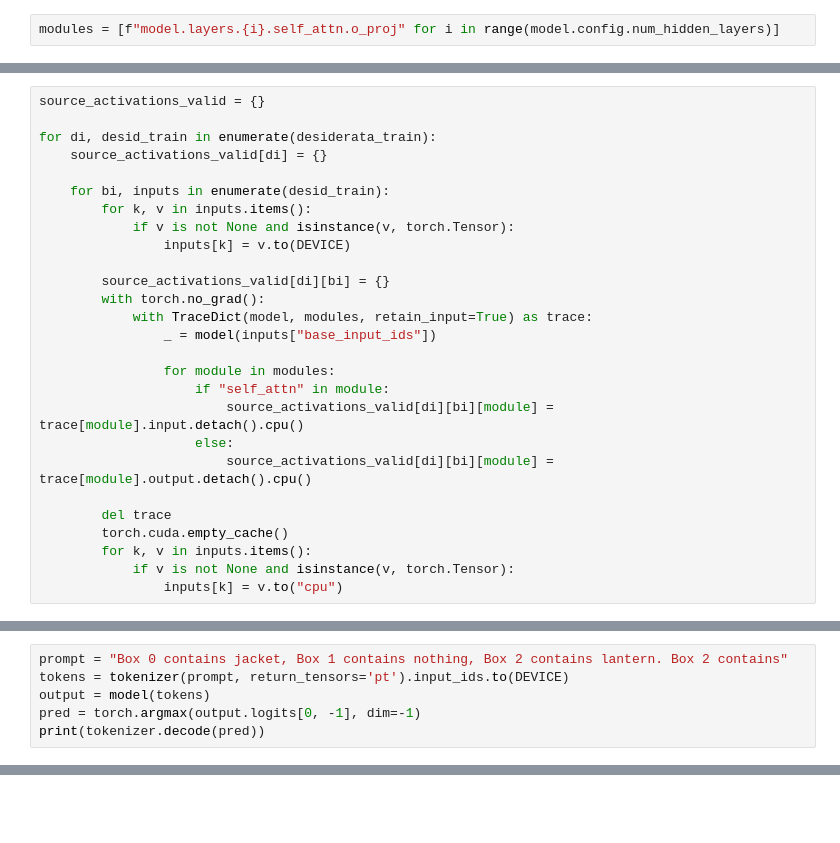
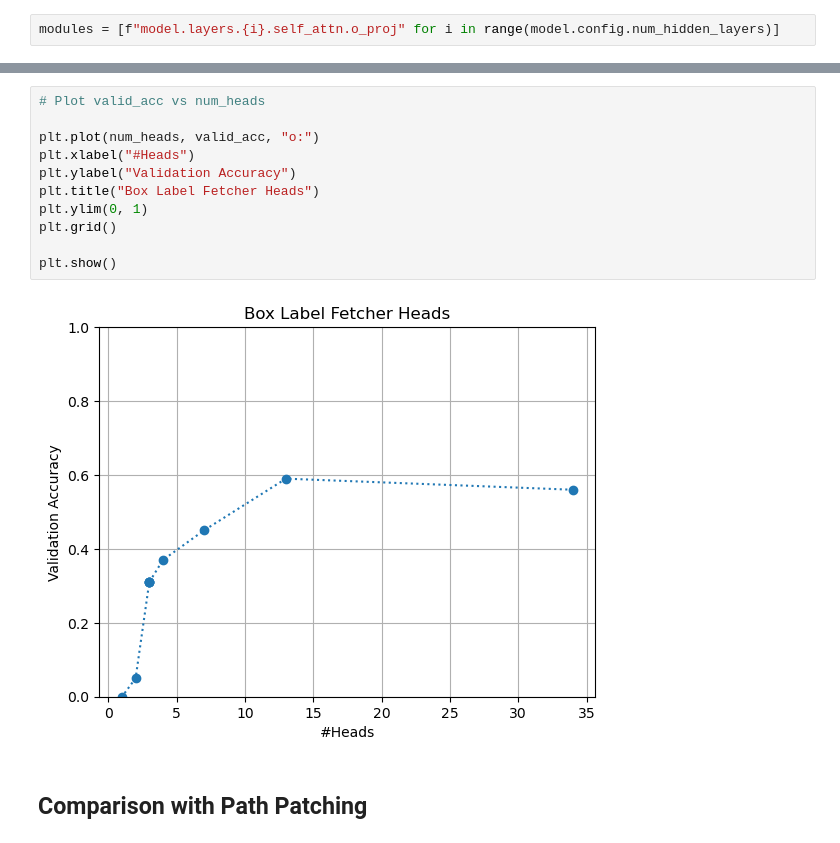
Before and after one commit to Nix07/finetuning, a Jupyter notebook: DCM.ipynb, the cells around one changed output, grey strips where cells are left out. Saved outputs shown, nothing was run; the diff lists cells and outputs as text; blank space fills up the shorter version.

```diff
--- a/DCM.ipynb
+++ b/DCM.ipynb
@@ -255,27 +415,0 @@ modules = [f"model.layers.{i}.self_attn.o_proj" for i in range(model.config.num_
-# %%
-source_activations_valid = {}
-
-for di, desid_train in enumerate(desiderata_train):
-    source_activations_valid[di] = {}
-
-    for bi, inputs in enumerate(desid_train):
-        for k, v in inputs.items():
-            if v is not None and isinstance(v, torch.Tensor):
-                inputs[k] = v.to(DEVICE)
-
-        source_activations_valid[di][bi] = {}
-        with torch.no_grad():
-            with TraceDict(model, modules, retain_input=True) as trace:
-                _ = model(inputs["base_input_ids"])
-
-                for module in modules:
-                    if "self_attn" in module:
-                        source_activations_valid[di][bi][module] = trace[module].input.detach().cpu()
-                    else:
-                        source_activations_valid[di][bi][module] = trace[module].output.detach().cpu()
-
-        del trace
-        torch.cuda.empty_cache()
-        for k, v in inputs.items():
-            if v is not None and isinstance(v, torch.Tensor):
-                inputs[k] = v.to("cpu")
@@ -316,6 +415,0 @@ Error:
-# %%
-prompt = "Box 0 contains jacket, Box 1 contains nothing, Box 2 contains lantern. Box 2 contains"
-tokens = tokenizer(prompt, return_tensors='pt').input_ids.to(DEVICE)
-output = model(tokens)
-pred = torch.argmax(output.logits[0, -1], dim=-1)
-print(tokenizer.decode(pred))
@@ -327,0 +479,15 @@ tokenizer.decode(inputs['source_input_ids'][0])
+# %%
+# Plot valid_acc vs num_heads
+
+plt.plot(num_heads, valid_acc, "o:")
+plt.xlabel("#Heads")
+plt.ylabel("Validation Accuracy")
+plt.title("Box Label Fetcher Heads")
+plt.ylim(0, 1)
+plt.grid()
+
+plt.show()
+# %% [output]
+[figure, added]
+# %% [markdown]
+## Comparison with Path Patching
```
Also changed, not shown: parts of 32 cells of this notebook, 16 other files.
